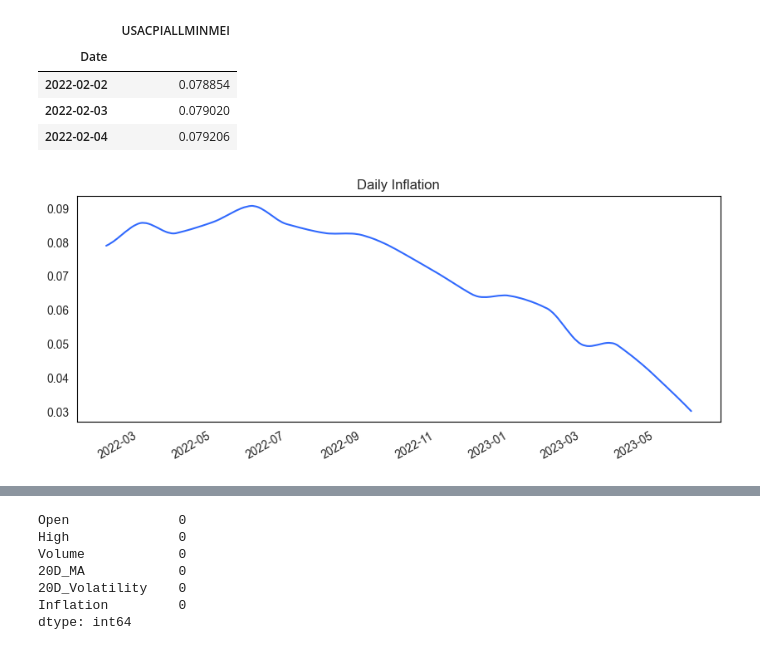
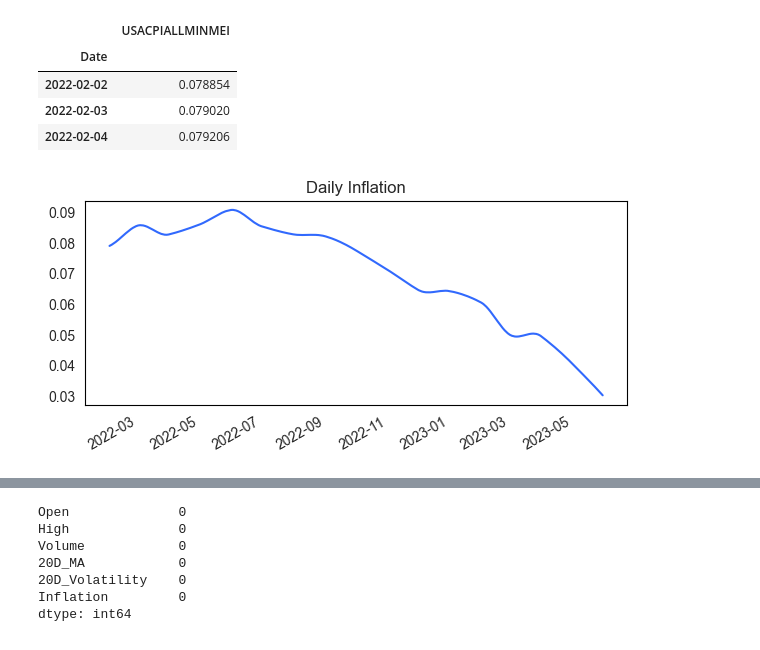
Before and after one commit to aungsias/Forays, a Jupyter notebook: Self/1. Market Movements and Factors - Linear v. Logistic Regression/index.ipynb, the cells around one changed output, grey strips where cells are left out. Drawn from its saved outputs; the diff is of its cells as text; code cells hidden in the pictures.

```diff
--- a/Self/1. Market Movements and Factors - Linear v. Logistic Regression/index.ipynb
+++ b/Self/1. Market Movements and Factors - Linear v. Logistic Regression/index.ipynb
@@ -70,11 +70,11 @@ daily_inflation.head(3)
 | 2022-02-03 | 0.079020 |
 | 2022-02-04 | 0.079206 |
 # %%
-daily_inflation.plot(figsize=(10, 4), legend=False, grid=False, color='#3169FD')
+daily_inflation.plot(figsize=(7, 3), legend=False, grid=False, color='#3169FD')
 plt.xlabel('')
 plt.title('Daily Inflation');
 # %% [output]
-[figure, old version]
+[figure, new version]
 # %%
 factors['Inflation'] = daily_inflation
 factors.head(3)
```
Also changed, not shown: parts of 3 cells of this notebook.
